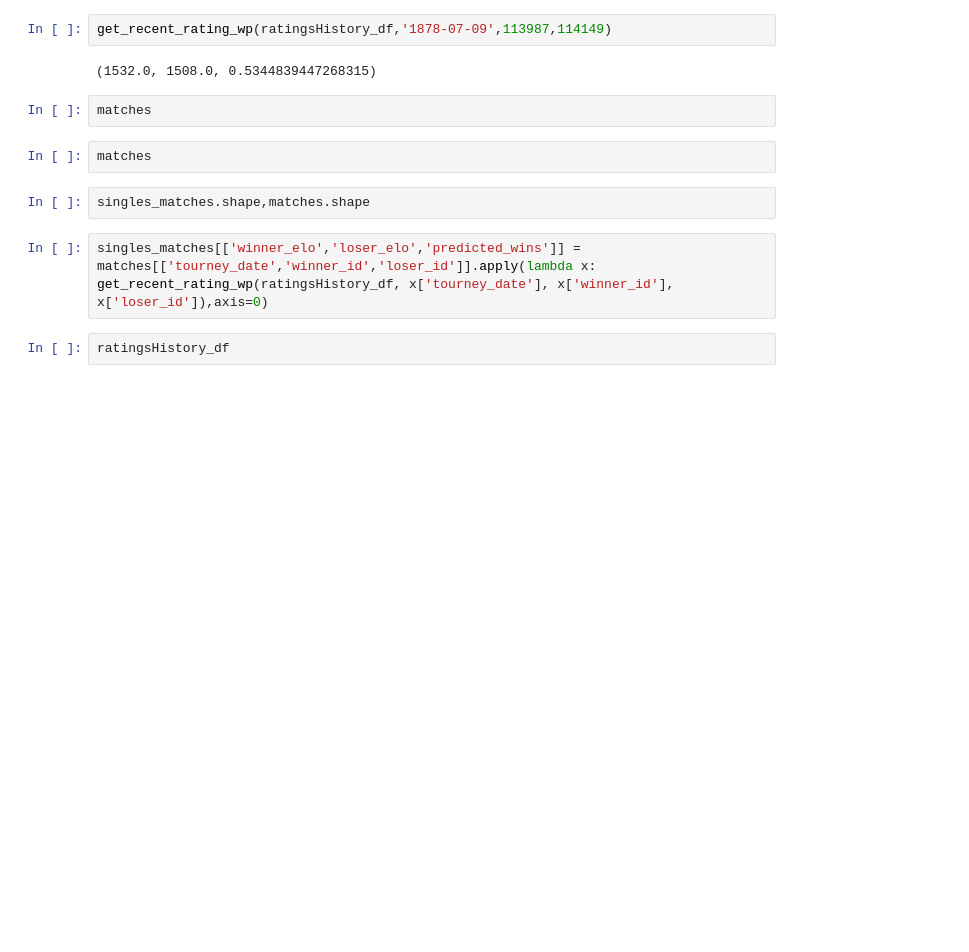
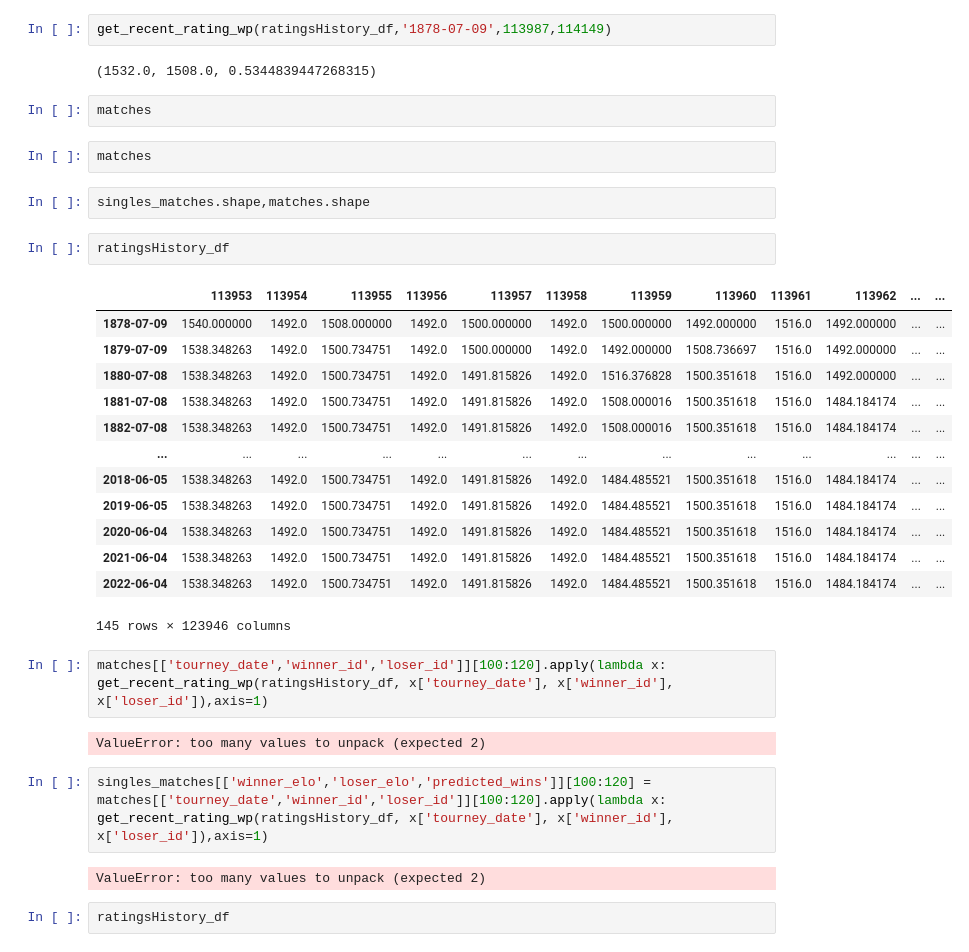
Before and after one commit to wcmohr/wcmohr_portfolio, a Jupyter notebook: Notebooks/Testing.ipynb, the cells around one changed output. Drawn from its saved outputs; the diff is of its cells as text; blank space fills up the shorter version.

```diff
--- a/Notebooks/Testing.ipynb
+++ b/Notebooks/Testing.ipynb
@@ -75,8 +130,31 @@ matches
 matches
 # %%
 singles_matches.shape,matches.shape
+# %%
+ratingsHistory_df
+# %% [output]
+|  | 113953 | 113954 | 113955 | 113956 | 113957 | 113958 | 113959 | 113960 | 113961 | 113962 | ... | ... |
+| 1878-07-09 | 1540.000000 | 1492.0 | 1508.000000 | 1492.0 | 1500.000000 | 1492.0 | 1500.000000 | 1492.000000 | 1516.0 | 1492.000000 | ... | ... |
+| 1879-07-09 | 1538.348263 | 1492.0 | 1500.734751 | 1492.0 | 1500.000000 | 1492.0 | 1492.000000 | 1508.736697 | 1516.0 | 1492.000000 | ... | ... |
+| 1880-07-08 | 1538.348263 | 1492.0 | 1500.734751 | 1492.0 | 1491.815826 | 1492.0 | 1516.376828 | 1500.351618 | 1516.0 | 1492.000000 | ... | ... |
+| 1881-07-08 | 1538.348263 | 1492.0 | 1500.734751 | 1492.0 | 1491.815826 | 1492.0 | 1508.000016 | 1500.351618 | 1516.0 | 1484.184174 | ... | ... |
+| 1882-07-08 | 1538.348263 | 1492.0 | 1500.734751 | 1492.0 | 1491.815826 | 1492.0 | 1508.000016 | 1500.351618 | 1516.0 | 1484.184174 | ... | ... |
+| ... | ... | ... | ... | ... | ... | ... | ... | ... | ... | ... | ... | ... |
+| 2018-06-05 | 1538.348263 | 1492.0 | 1500.734751 | 1492.0 | 1491.815826 | 1492.0 | 1484.485521 | 1500.351618 | 1516.0 | 1484.184174 | ... | ... |
+| 2019-06-05 | 1538.348263 | 1492.0 | 1500.734751 | 1492.0 | 1491.815826 | 1492.0 | 1484.485521 | 1500.351618 | 1516.0 | 1484.184174 | ... | ... |
+| 2020-06-04 | 1538.348263 | 1492.0 | 1500.734751 | 1492.0 | 1491.815826 | 1492.0 | 1484.485521 | 1500.351618 | 1516.0 | 1484.184174 | ... | ... |
+| 2021-06-04 | 1538.348263 | 1492.0 | 1500.734751 | 1492.0 | 1491.815826 | 1492.0 | 1484.485521 | 1500.351618 | 1516.0 | 1484.184174 | ... | ... |
+| 2022-06-04 | 1538.348263 | 1492.0 | 1500.734751 | 1492.0 | 1491.815826 | 1492.0 | 1484.485521 | 1500.351618 | 1516.0 | 1484.184174 | ... | ... |
+145 rows × 123946 columns
+# %%
+matches[['tourney_date','winner_id','loser_id']][100:120].apply(lambda x:
+get_recent_rating_wp(ratingsHistory_df, x['tourney_date'], x['winner_id'], x['loser_id']),axis=1)
+# %% [output]
+ValueError: too many values to unpack (expected 2)
 # %%
-singles_matches[['winner_elo','loser_elo','predicted_wins']] = matches[['tourney_date','winner_id','loser_id']].apply(lambda x:
-get_recent_rating_wp(ratingsHistory_df, x['tourney_date'], x['winner_id'], x['loser_id']),axis=0)
+singles_matches[['winner_elo','loser_elo','predicted_wins']][100:120] = matches[['tourney_date','winner_id','loser_id']][100:120].apply(lambda x:
+get_recent_rating_wp(ratingsHistory_df, x['tourney_date'], x['winner_id'], x['loser_id']),axis=1)
+# %% [output]
+ValueError: too many values to unpack (expected 2)
 # %%
 ratingsHistory_df
```
Also changed, not shown: parts of 9 cells of this notebook, 2 other files.
